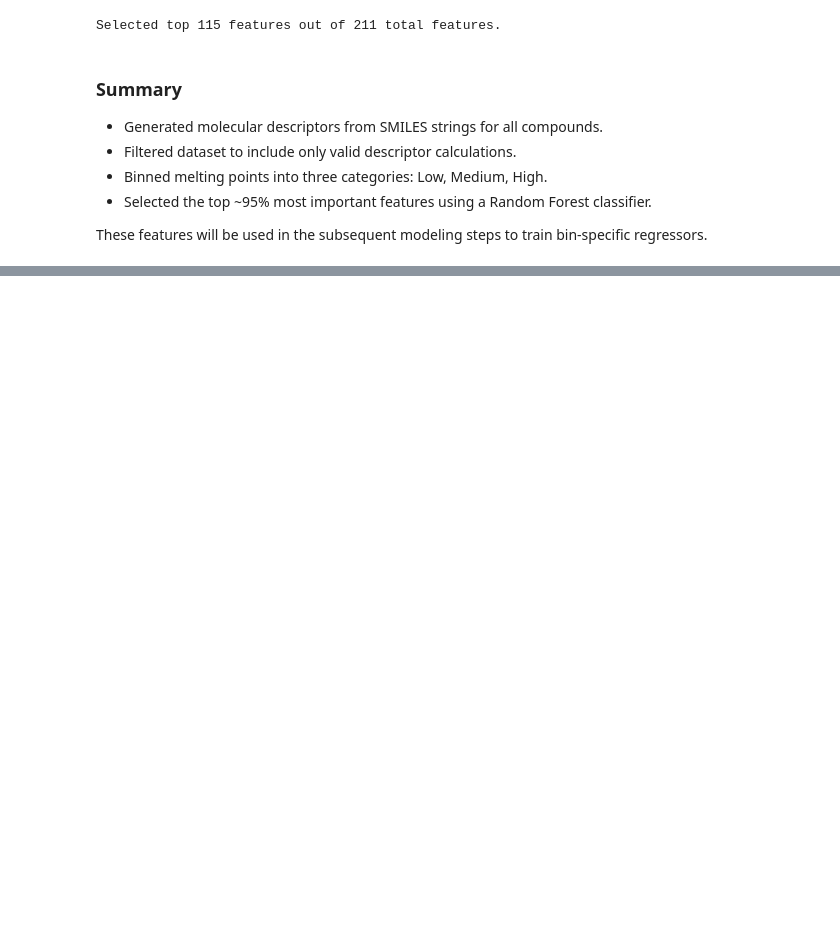
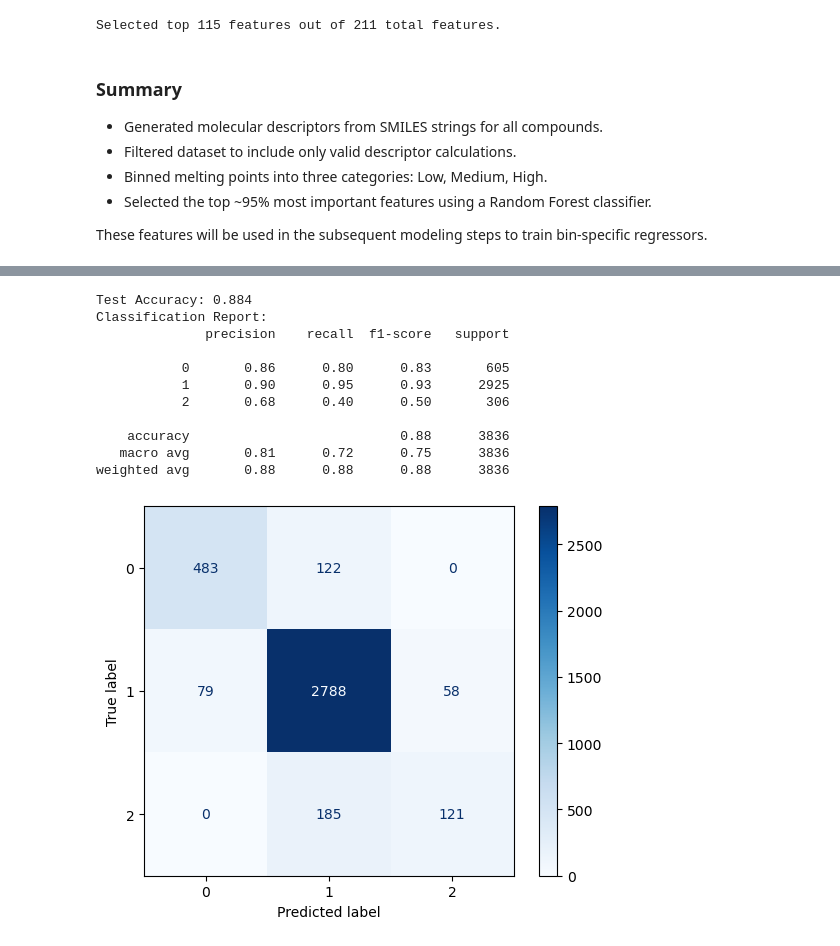
Before and after one commit to Skylerturner/kaggle_melting_point_ensemble, a Jupyter notebook: large_data_notebook.ipynb, the cells around one changed output, grey strips where cells are left out. Saved outputs shown, nothing was run; the diff lists cells and outputs as text; code cells hidden in the pictures; blank space fills up the shorter version.

````diff
--- a/large_data_notebook.ipynb
+++ b/large_data_notebook.ipynb
@@ -239,4 +288,25 @@ xgb_clf = xgb.XGBClassifier(
     gamma=0.9
 )
 ```
+# %%
+
+xgb_model = train_multiclass_classifier(
+    X_train, X_val, X_test,
+    y_train, y_val, y_test
+)
+
+xgb_clf = xgb_model['model']
+# %% [output]
+Test Accuracy: 0.884
+Classification Report:
+              precision    recall  f1-score   support
+
+           0       0.86      0.80      0.83       605
+           1       0.90      0.95      0.93      2925
+           2       0.68      0.40      0.50       306
+
+    accuracy                           0.88      3836
+   macro avg       0.81      0.72      0.75      3836
+weighted avg       0.88      0.88      0.88      3836
+[figure, added]
 # %% [markdown]
````
Also changed, not shown: parts of 16 cells of this notebook, 2 other files.
